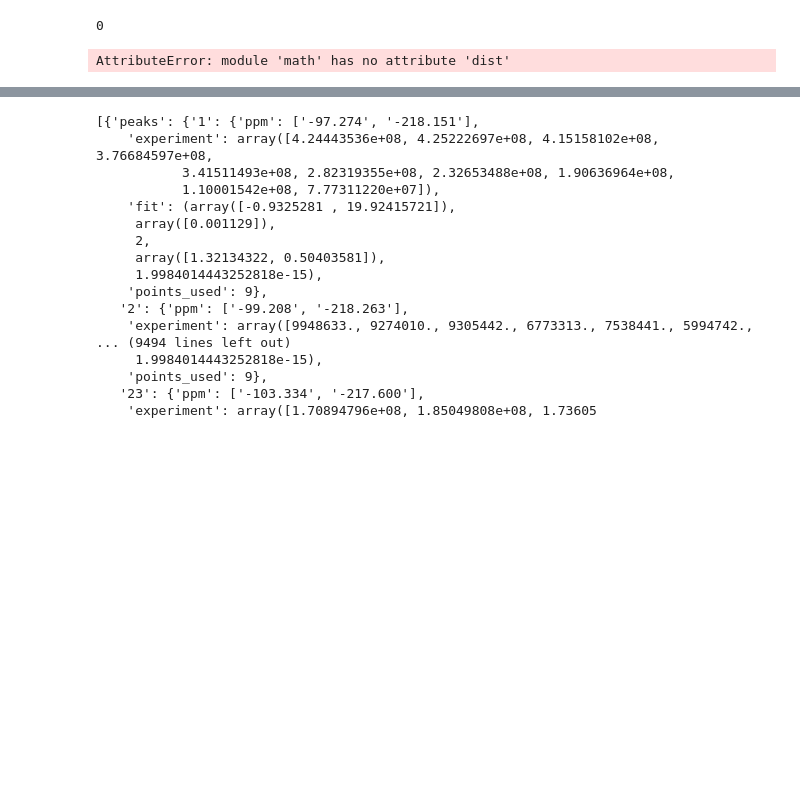
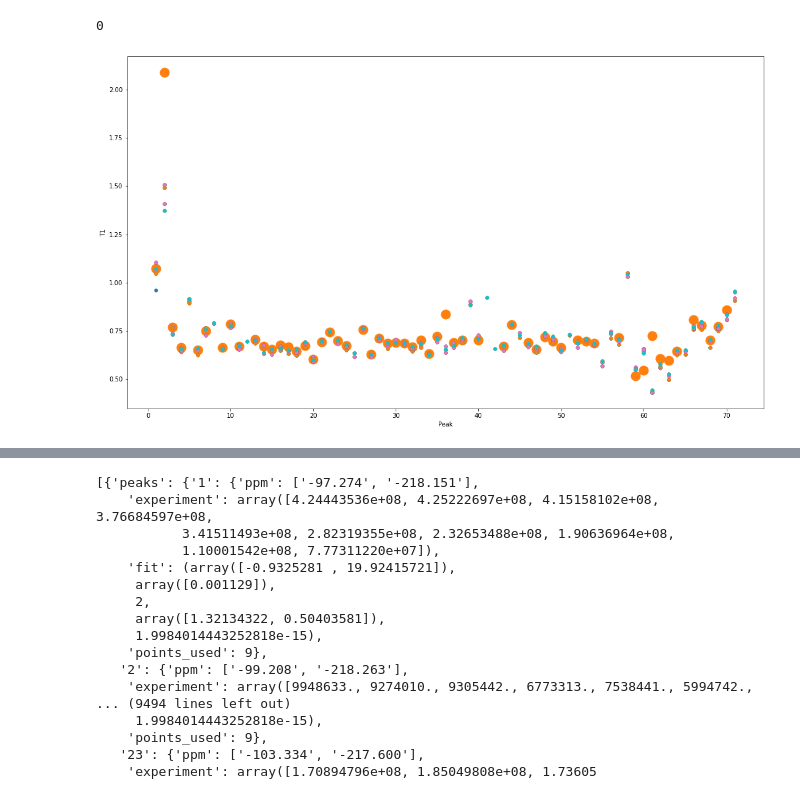
Before and after one commit to nencini/COR15A_Tobi, a Jupyter notebook: Analysis/T1_T2_hetNOE.ipynb, the cells around one changed output, grey strips where cells are left out. Drawn from its saved outputs; the diff is of its cells as text; code cells hidden in the pictures; blank space fills up the shorter version.

```diff
--- a/Analysis/T1_T2_hetNOE.ipynb
+++ b/Analysis/T1_T2_hetNOE.ipynb
@@ -15,25 +15,26 @@ gc.collect()
 # %% [output]
 0
-# %%
-math.dist()
-# %% [output]
-AttributeError: module 'math' has no attribute 'dist'
 # %%
 path="/home/nenciric/Documents/git/COR15A_Tobi/ExperimentalData/600MHz/Tobbi_COR15A_wt_0.9mM_20mM_Na-P_buffer_sample2_September2022/T1/experiment_110/"
 field="600 MHz"
 coeffs=[2,8,32,64]
 outputs=[0,2,8,32,128]
 author=["Ricky Nencini",  "ricky.nencini@helsinki.fi"]
 info="Tobbi_COR15A_wt_0.9mM_20mM_Na-P_buffer_sample2_September2022"
 increments=223
 data_from_DynamicCenter="T1_223incr_no_0coeff_0output.txt"
 data_from_DynamicCenter=path+data_from_DynamicCenter
 results=[ERT.t1_t2_relaxations(data_from_DynamicCenter,field,0,0,author,info,increments)]
 for coeff in coeffs:
     for outputP in outputs:
         data_from_DynamicCenter="T1_"+str(increments)+"incr_no_"+str(coeff)+"coeff_"+str(outputP)+"output.txt"
         data_from_DynamicCenter=path+data_from_DynamicCenter
         results.append(ERT.t1_t2_relaxations(data_from_DynamicCenter,field,coeff,outputP,author,info,increments))
+
+comparison=ERT.compare_spectra(*results)
+ERT.plot_data(comparison,coeffs,outputs)
+# %% [output]
+[figure, added]
 # %%
 results
 # %% [output]
```
Also changed, not shown: parts of 12 cells of this notebook, 1 other file.
